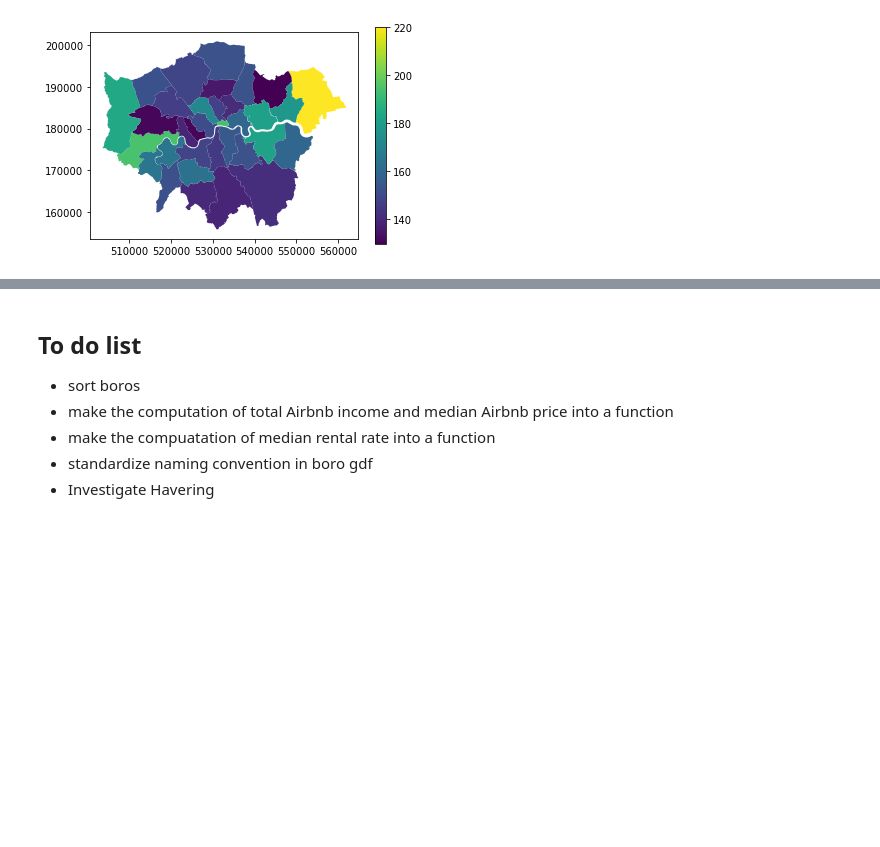
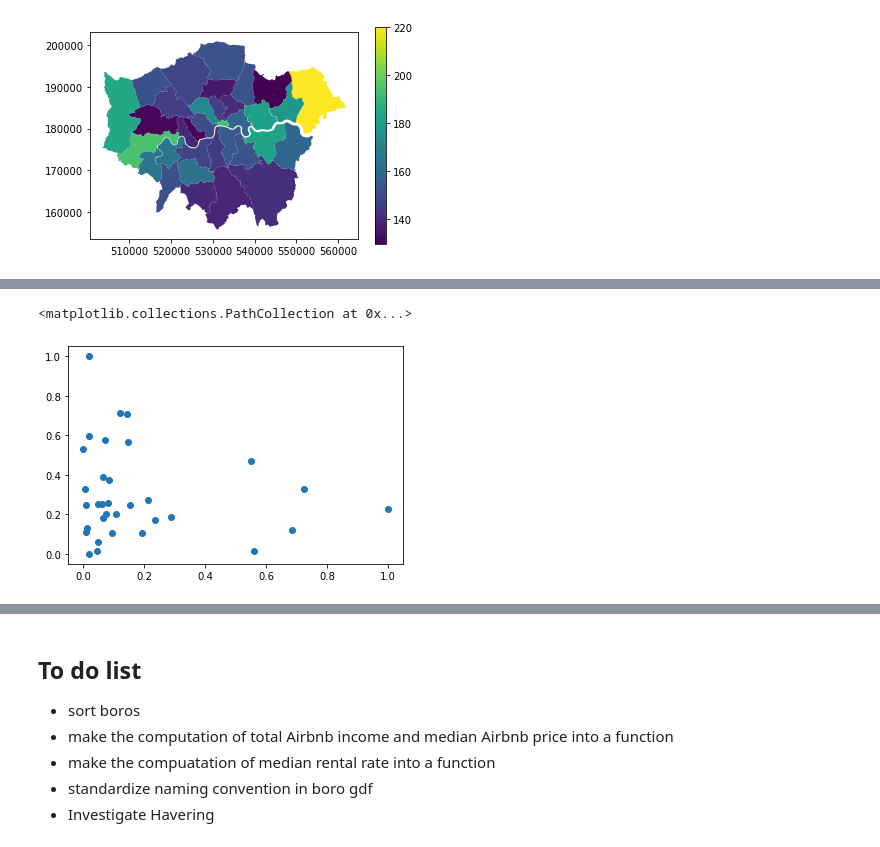
Before and after one commit to ngliangwei15/CASA0013-Assignment3, a Jupyter notebook: Analysis.ipynb, the cells around one changed output, grey strips where cells are left out. Cells and saved outputs as stored; diff of their text form; code cells hidden in the pictures; blank space fills up the shorter version.

```diff
--- a/Analysis.ipynb
+++ b/Analysis.ipynb
@@ -336,0 +341,14 @@ boros.plot(column = 'prop_price', legend = True)
+# %%
+cols = ['prop_airbnb', 'prop_price']
+scalers = [MinMaxScaler().fit(cluster[x].values.reshape(-1,1)) for x in cols]
+
+data_slice = cluster[cols].copy()
+
+for i in range(0, len(cols)):
+    # Ditto this -- can you explain what this code is doing
+    data_slice[cols[i]] = scalers[i].transform(data_slice[cols[i]].values.reshape(-1,1))
+# %%
+plt.scatter(data_slice.prop_airbnb, data_slice.prop_price)
+# %% [output]
+<matplotlib.collections.PathCollection at 0x...>
+[figure, added]
```
Also changed, not shown: parts of 9 cells of this notebook.
